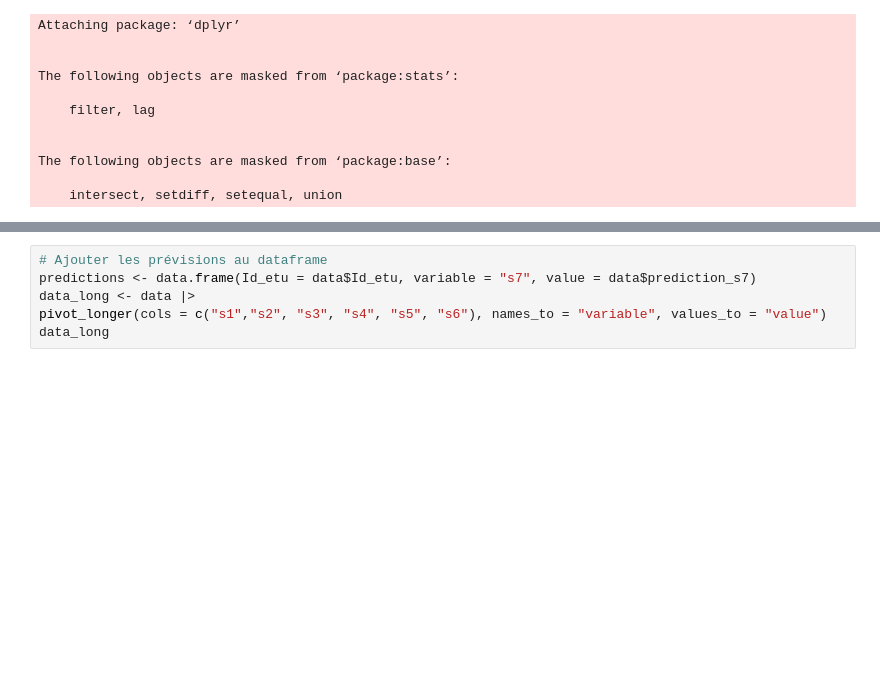
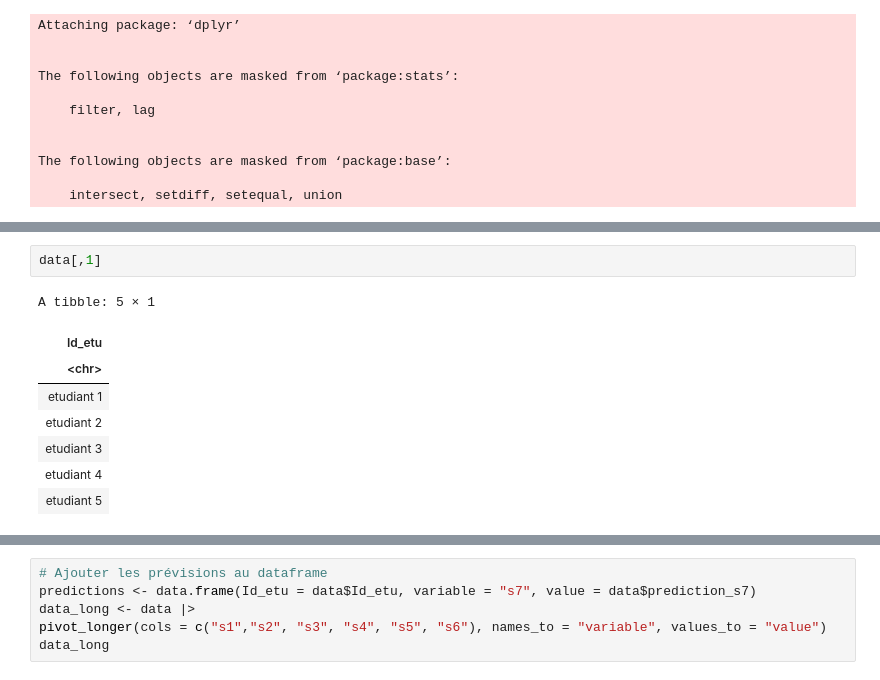
Before and after one commit to TaoHuaLiu/statisitiques, a Jupyter notebook: tp3.ipynb, the cells around one changed output, grey strips where cells are left out. Cells and saved outputs as stored; diff of their text form; blank space fills up the shorter version.

```diff
--- a/tp3.ipynb
+++ b/tp3.ipynb
@@ -77,0 +66,11 @@ semestres <- 2:7
+# %%
+data[,1]
+# %% [output]
+A tibble: 5 × 1
+| Id_etu |
+| <chr> |
+| etudiant 1 |
+| etudiant 2 |
+| etudiant 3 |
+| etudiant 4 |
+| etudiant 5 |
```
Also changed, not shown: parts of 16 cells of this notebook.
